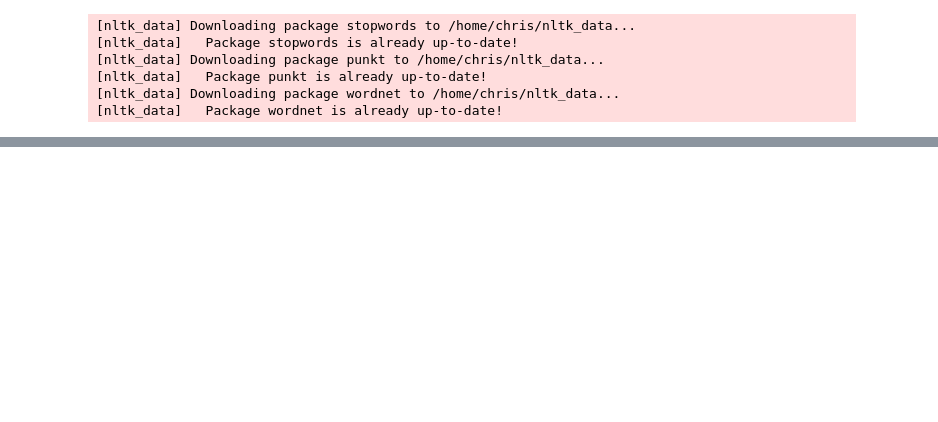
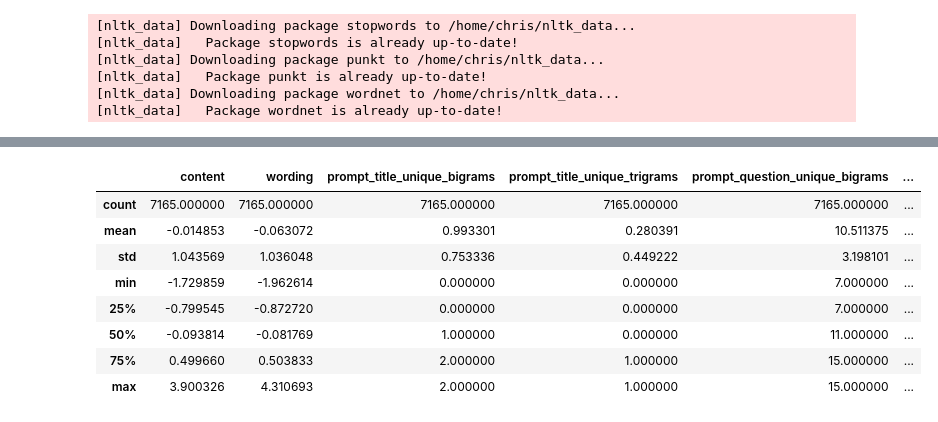
Before and after one commit to ChristopherMichael-Stokes/student-summary-evaluation, a Jupyter notebook: notebooks/03_nlp_engineering.ipynb, the cells around one changed output, grey strips where cells are left out. Saved outputs shown, nothing was run; the diff lists cells and outputs as text; code cells hidden in the pictures; blank space fills up the shorter version.

```diff
--- a/notebooks/03_nlp_engineering.ipynb
+++ b/notebooks/03_nlp_engineering.ipynb
@@ -91,0 +133,12 @@ df
+# %%
+df.select_dtypes(include=np.number).describe()
+# %% [output]
+|  | content | wording | prompt_title_unique_bigrams | prompt_title_unique_trigrams | prompt_question_unique_bigrams | ... |
+| count | 7165.000000 | 7165.000000 | 7165.000000 | 7165.000000 | 7165.000000 | ... |
+| mean | -0.014853 | -0.063072 | 0.993301 | 0.280391 | 10.511375 | ... |
+| std | 1.043569 | 1.036048 | 0.753336 | 0.449222 | 3.198101 | ... |
+| min | -1.729859 | -1.962614 | 0.000000 | 0.000000 | 7.000000 | ... |
+| 25% | -0.799545 | -0.872720 | 0.000000 | 0.000000 | 7.000000 | ... |
+| 50% | -0.093814 | -0.081769 | 1.000000 | 0.000000 | 11.000000 | ... |
+| 75% | 0.499660 | 0.503833 | 2.000000 | 1.000000 | 15.000000 | ... |
+| max | 3.900326 | 4.310693 | 2.000000 | 1.000000 | 15.000000 | ... |
```
Also changed, not shown: parts of 8 cells of this notebook.
